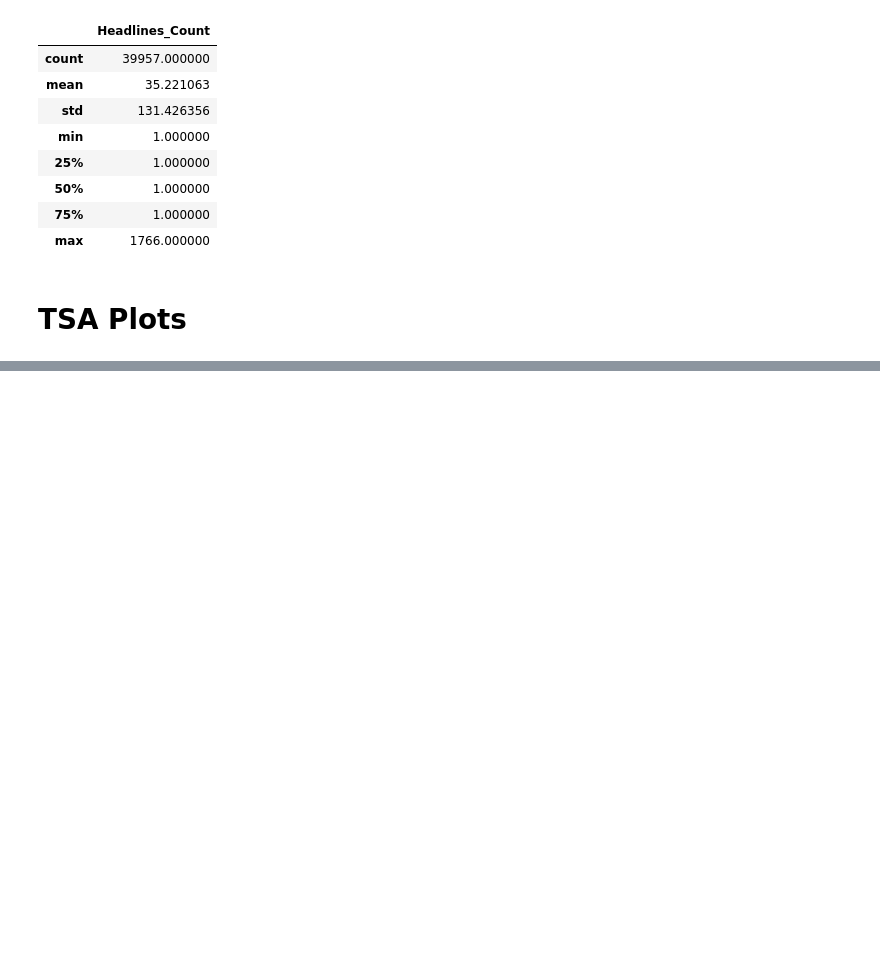
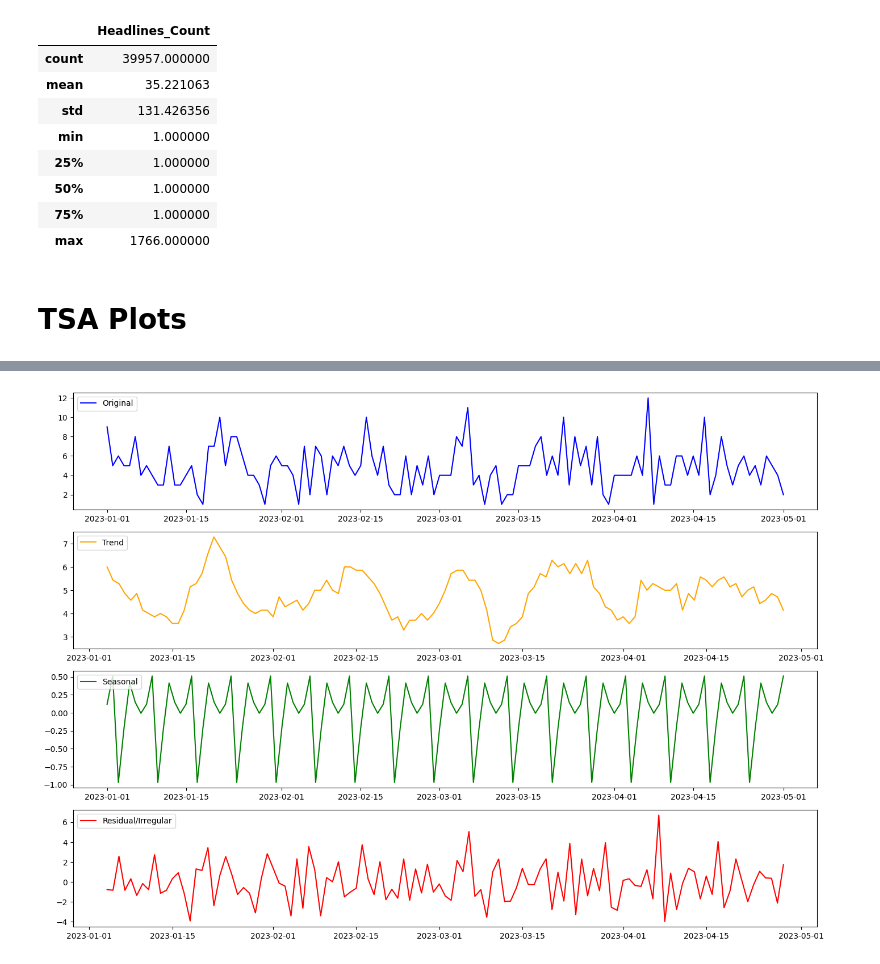
Before and after one commit to Ty-Miki/financial-news-sentiment-analysis, a Jupyter notebook: notebooks/TSA/TSA_headline.ipynb, the cells around one changed output, grey strips where cells are left out. Cells and saved outputs as stored; diff of their text form; code cells hidden in the pictures; blank space fills up the shorter version.

```diff
--- a/notebooks/TSA/TSA_headline.ipynb
+++ b/notebooks/TSA/TSA_headline.ipynb
@@ -98,0 +105,39 @@ plt.show()
+# %%
+# Simulating data
+np.random.seed(0)
+dates = pd.date_range(start="2023-01-01", end="2023-05-01", freq='D')
+headline_counts = np.random.poisson(lam=5, size=len(dates))
+
+# Creating a DataFrame
+simulated_data = pd.DataFrame({'Date': dates, 'Headlines_Count': headline_counts})
+
+# Set Date as index
+simulated_data.set_index('Date', inplace=True)
+# %%
+# Seasonal decomposition
+decomposition = seasonal_decompose(simulated_data['Headlines_Count'],
+                                   model='additive', period=7)
+# %%
+# Plotting the components
+plt.figure(figsize=(14, 10))
+
+plt.subplot(411)
+plt.plot(simulated_data['Headlines_Count'], label='Original', color='blue')
+plt.legend(loc='upper left')
+
+plt.subplot(412)
+plt.plot(decomposition.trend, label='Trend', color='orange')
+plt.legend(loc='upper left')
+
+plt.subplot(413)
+plt.plot(decomposition.seasonal, label='Seasonal', color='green')
+plt.legend(loc='upper left')
+
+plt.subplot(414)
+plt.plot(decomposition.resid, label='Residual/Irregular', color='red')
+plt.legend(loc='upper left')
+
+plt.tight_layout()
+plt.show()
+# %% [output]
+[figure, added]
```
Also changed, not shown: parts of 2 cells of this notebook, 1 other file.
